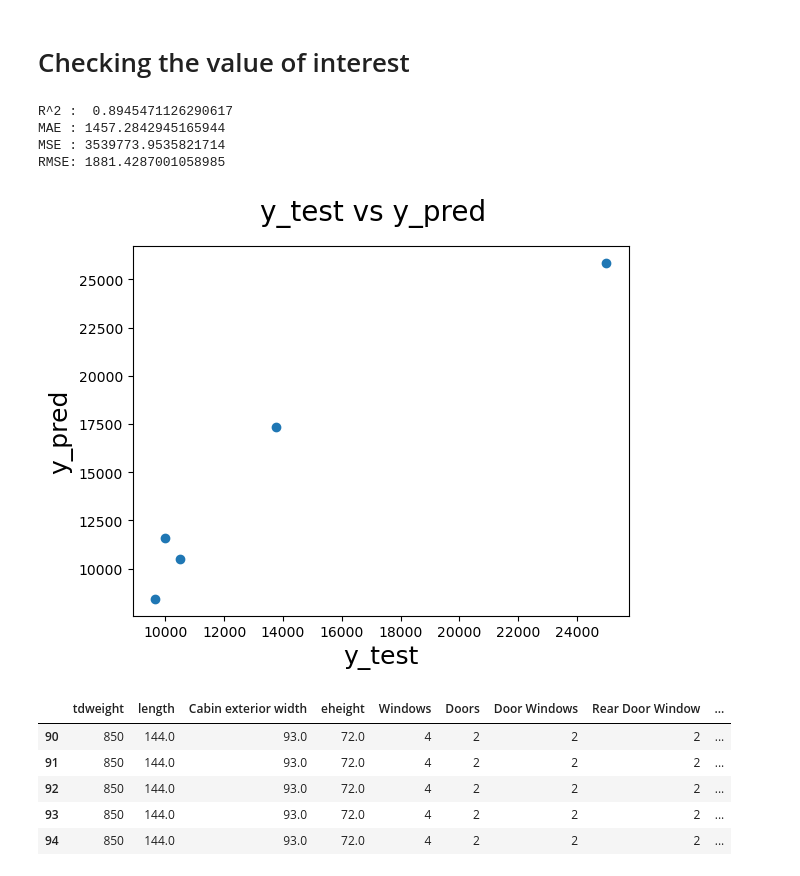
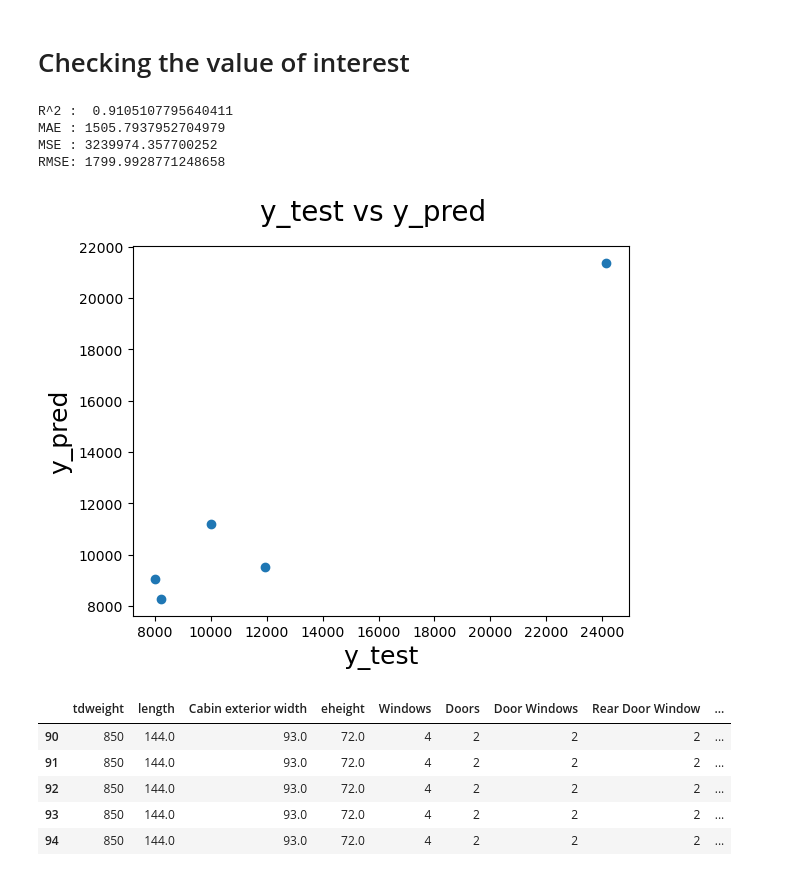
Before and after one commit to blue-quark/trailer_price_regression, a Jupyter notebook: trailer-price-regression.ipynb, the cells around one changed output. Cells and saved outputs as stored; diff of their text form; code cells hidden in the pictures.

Commit message:
Kaggle Notebook | Trailer Price Regression | Version 24

```diff
--- a/trailer-price-regression.ipynb
+++ b/trailer-price-regression.ipynb
@@ -636,7 +636,7 @@ This section is in progress while more feature data is collected.
 data3=data.drop(data.index[90:])
 # %%
 #removing features which preformed worst in numerous tests
-X = data3.drop(['price', 'Rear Door Window'],axis=1)
+X = data3.drop(['price', 'Wall Material', 'Rear Door', 'Rear Door Window'],axis=1)
 y=data3['price']
 # %%
 X_train,X_test,y_train,y_test = train_test_split(X,y,test_size=0.25,random_state=1)
@@ -802,14 +801,14 @@ X_train,X_test,y_train,y_test = train_test_split(X,y,test_size=0.05)
 X_train_scaled = scaler.fit_transform(X_train)
 X_test_scaled = scaler.transform(X_test)
 # %%
-model_10 = RandomForestRegressor(n_estimators=100, min_samples_leaf=3, random_state=1)
+model_10 = RandomForestRegressor(n_estimators=5000, max_depth=15, min_samples_leaf=3, random_state=1)
 run_experiment(model_10)
 # %% [output]
-R^2 :  0.8945471126290617
-MAE : 1457.2842945165944
-MSE : 3539773.9535821714
-RMSE: 1881.4287001058985
+R^2 :  0.9105107795640411
+MAE : 1505.7937952704979
+MSE : 3239974.357700252
+RMSE: 1799.9928771248658
-[figure, old version]
+[figure, new version]
 # %%
 new_input = data.loc[90:]
 new_input
```
Also changed, not shown: parts of 34 cells of this notebook.
